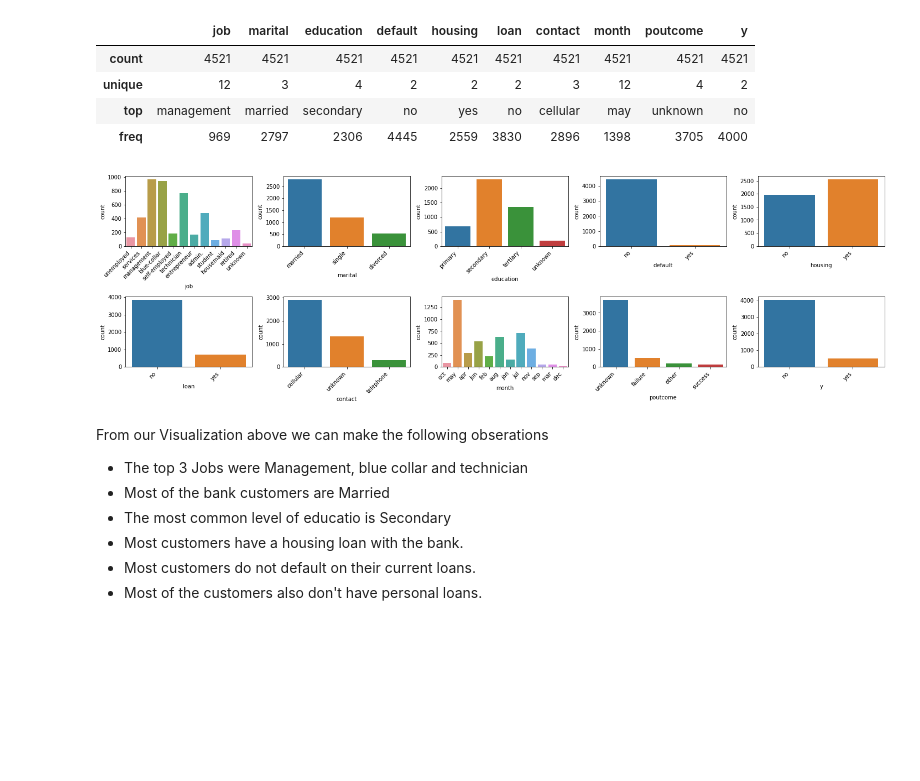
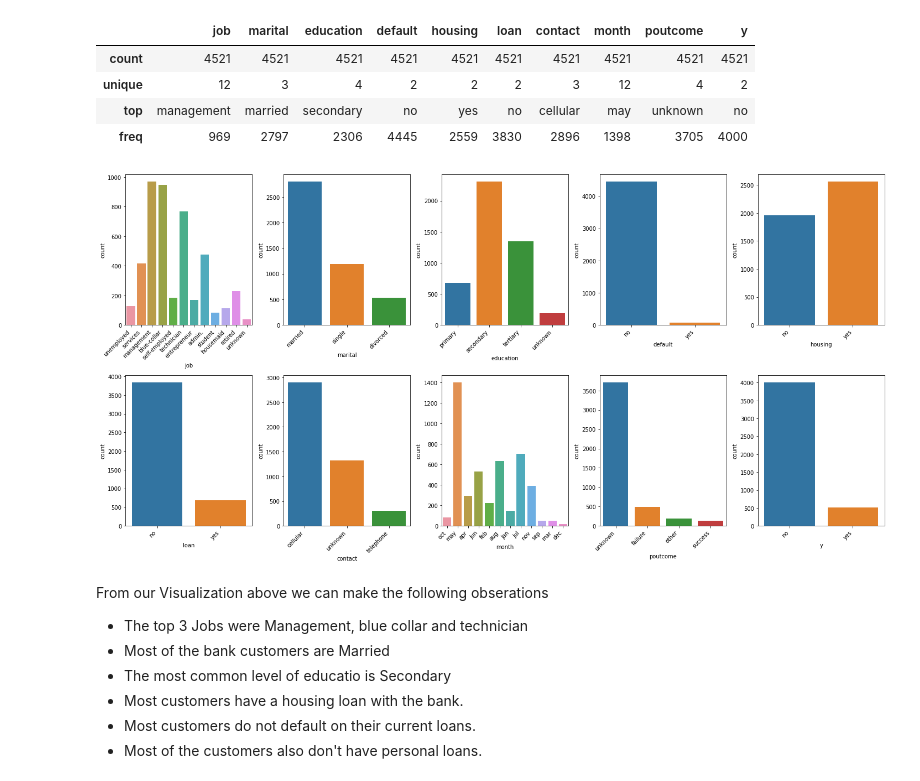
Before and after one commit to gatimo256/project2, a Jupyter notebook: Project_2_Part_2.ipynb, the cells around one changed output. Cells and saved outputs as stored; diff of their text form; code cells hidden in the pictures; blank space fills up the shorter version.

Commit message:
Changed categorical visualization fig size

```diff
--- a/Project_2_Part_2.ipynb
+++ b/Project_2_Part_2.ipynb
@@ -253,21 +253,21 @@ bank_df.describe(include='object')
 # %%
 #lets visualize our categorical features
 cols = 5
 rows = 2
 all_cats = bank_df.select_dtypes(include='object').columns
-fig = plt.figure(figsize= (20,6))
+fig = plt.figure(figsize= (20,10))
 
 for i, col in enumerate(all_cats):
     ax=fig.add_subplot( rows, cols, i+1)
 
     sns.countplot(x=bank_df[col], ax=ax)
 
     plt.xticks(rotation=45, ha='right')
 
 fig.tight_layout()
 plt.show()
 # %% [output]
-[figure, old version]
+[figure, new version]
 # %% [markdown]
 From our Visualization above we can make the following obserations
 - The top 3 Jobs were Management, blue collar and technician
```
